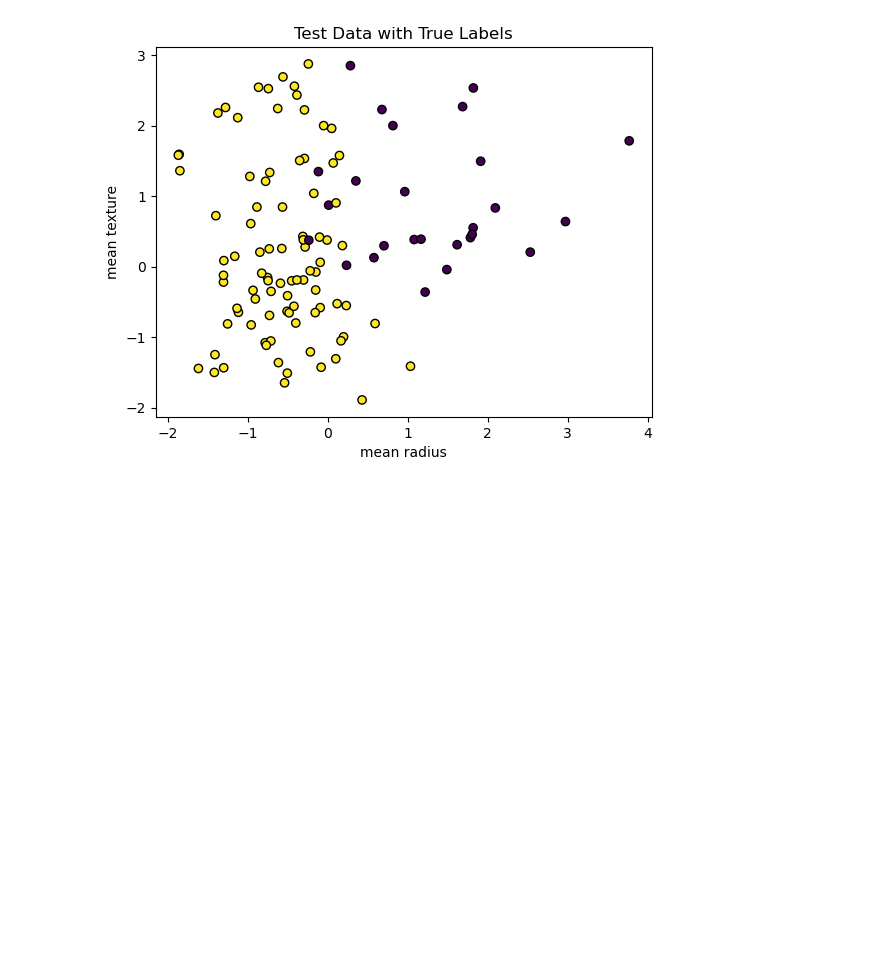
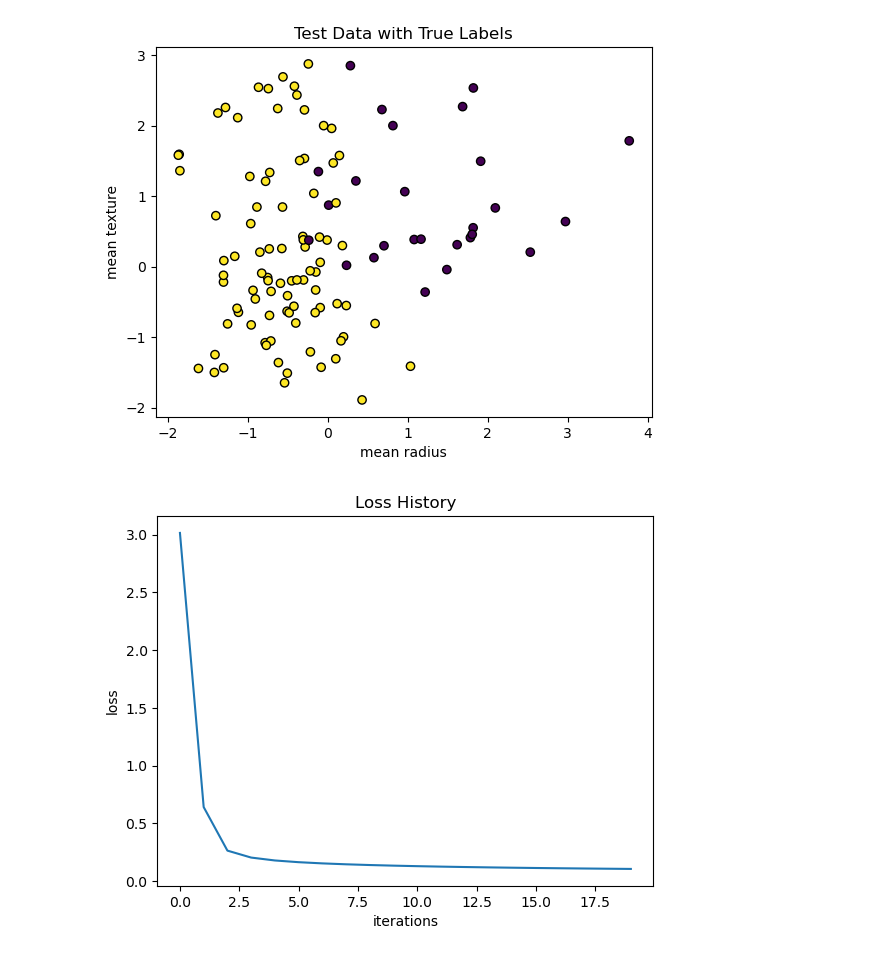
Before and after one commit to Xiaoqiming0403/ML-4, a Jupyter notebook: logistic_regression.ipynb, the cells around one changed output. Drawn from its saved outputs; the diff is of its cells as text; code cells hidden in the pictures; blank space fills up the shorter version.

```diff
--- a/logistic_regression.ipynb
+++ b/logistic_regression.ipynb
@@ -15,6 +15,7 @@ class LogisticRegression:
         self.w = np.random.random(len(X[0]))
         self.y = np.array(y)
         self.m = len(y)
+        self.loss_history = []
 
     def grad(self):
         return self.X.T @ (sig(self.X @ self.w) - self.y)
@@ -23,11 +24,12 @@ class LogisticRegression:
 
         y_hat = sig(self.X @ self.w)
         eps = 1e-15
-        return -np.sum(self.y * np.log(y_hat + eps) + (1 - self.y) * np.log(1 - y_hat + eps))
+        return -np.sum(self.y * np.log(y_hat + eps) + (1 - self.y) * np.log(1 - y_hat + eps))/self.m
 
     def fit(self, step, count):
         for i in range(count):
             self.w -= step * self.grad()
+            self.loss_history.append(self.loss())
             if i % 100 == 0:
                 print("loss = ", self.loss())
 # %%
@@ -74,6 +76,9 @@ std = X_train.std(axis=0)
 X_train = (X_train - mean) / std
 X_test = (X_test - mean) / std
 
+X_train = np.c_[X_train, np.ones(len(X_train))] # 添加偏置项
+X_test = np.c_[X_test, np.ones(len(X_test))]
+
 model = LogisticRegression(X_train, y_train)
-model.fit(0.01, 10000)
+model.fit(0.001, 10000)
 # %% [output]
@@ -108,3 +113,11 @@ plt.title("Test Data with True Labels")
 plt.show()
 # %% [output]
 [figure]
+# %%
+plt.plot(model.loss_history[:20]) # 只画前1000次迭代的损失值
+plt.xlabel("iterations")
+plt.ylabel("loss")
+plt.title("Loss History")
+plt.show()
+# %% [output]
+[figure, added]
```
Also changed, not shown: parts of 3 cells of this notebook, 1 other file.
